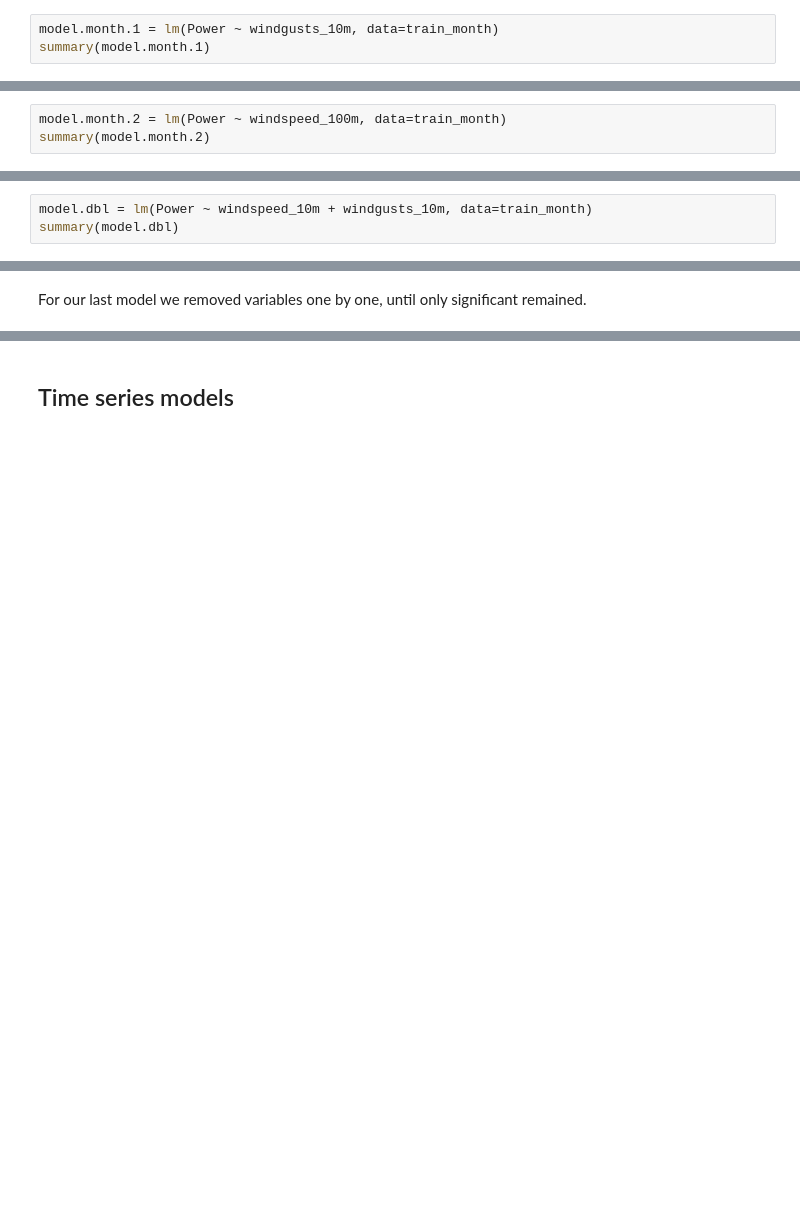
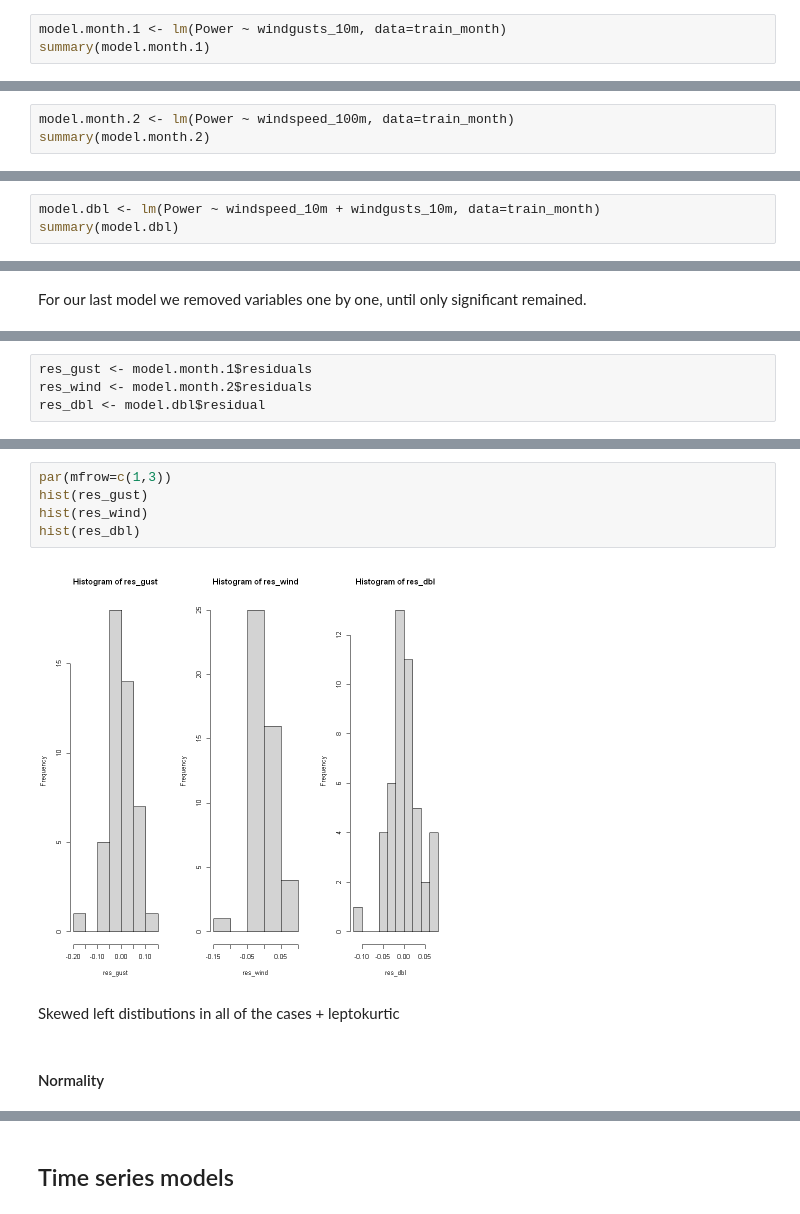
Before and after one commit to Nemczek/wind_power_prediction, a Jupyter notebook: wind_power_prediction.ipynb, the cells around one changed output, grey strips where cells are left out. Saved outputs shown, nothing was run; the diff lists cells and outputs as text; blank space fills up the shorter version.

```diff
--- a/wind_power_prediction.ipynb
+++ b/wind_power_prediction.ipynb
@@ -196,5 +179,5 @@ $y = a_{0} + a_{1} \cdot windgusts10m + a_{2} \cdot windspeed100m + \epsilon$
 # %%
-model.month.1 = lm(Power ~ windgusts_10m, data=train_month)
+model.month.1 <- lm(Power ~ windgusts_10m, data=train_month)
 summary(model.month.1)
 # %% [output]
 Call:
@@ -229,7 +212,7 @@ BIC(model.month.1)
 # %% [markdown]
 We're going to compare this values to other models. Model with lowest AIC and BIC might be the best one. Let's make remaining models the same way.
 # %%
-model.month.2 = lm(Power ~ windspeed_100m, data=train_month)
+model.month.2 <- lm(Power ~ windspeed_100m, data=train_month)
 summary(model.month.2)
 # %% [output]
 Call:
@@ -256,7 +239,7 @@ BIC(model.month.2)
 [1] -171.9727
 [1] -166.4868
 # %%
-model.dbl = lm(Power ~ windspeed_10m + windgusts_10m, data=train_month)
+model.dbl <- lm(Power ~ windspeed_10m + windgusts_10m, data=train_month)
 summary(model.dbl)
 # %% [output]
 Call:
@@ -315,0 +299,4 @@ Add table to copare all models
+# %%
+res_gust <- model.month.1$residuals
+res_wind <- model.month.2$residuals
+res_dbl <- model.dbl$residual
@@ -315,0 +323,11 @@ Add table to copare all models
+# %%
+par(mfrow=c(1,3))
+hist(res_gust)
+hist(res_wind)
+hist(res_dbl)
+# %% [output]
+[figure, added]
+# %% [markdown]
+Skewed left distibutions in all of the cases + leptokurtic
+# %% [markdown]
+#### Normality
```
Also changed, not shown: parts of 40 cells of this notebook.
